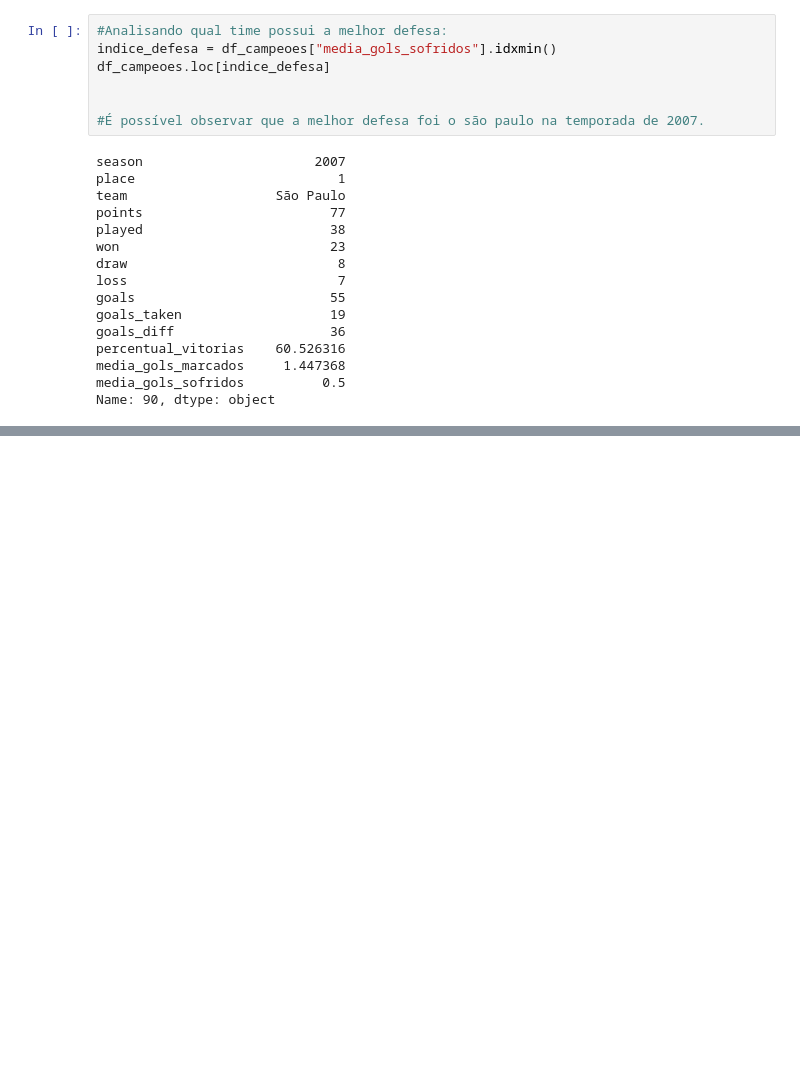
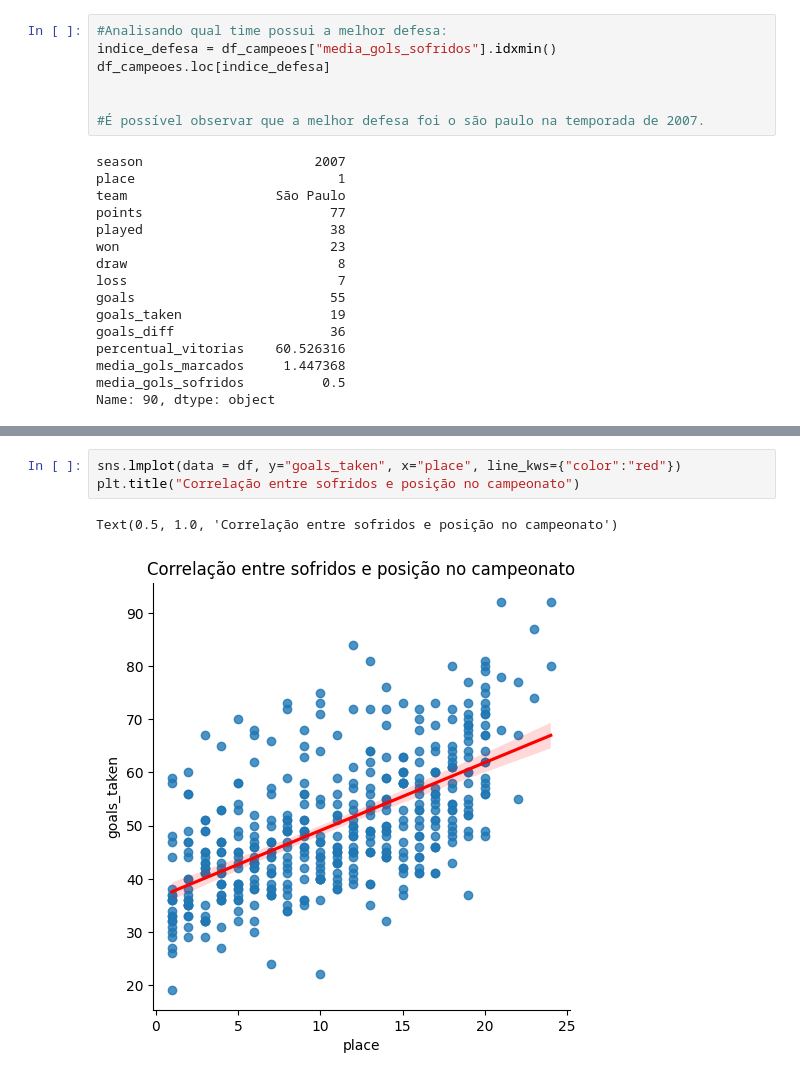
Before and after one commit to diegocosta1612/Brazilian-league-data-analysis, a Jupyter notebook: analise brasileirão.ipynb, the cells around one changed output, grey strips where cells are left out. Saved outputs shown, nothing was run; the diff lists cells and outputs as text; blank space fills up the shorter version.

```diff
--- a/analise brasileirão.ipynb
+++ b/analise brasileirão.ipynb
@@ -179,0 +186,6 @@ Name: 90, dtype: object
+# %%
+sns.lmplot(data = df, y="goals_taken", x="place", line_kws={"color":"red"})
+plt.title("Correlação entre sofridos e posição no campeonato")
+# %% [output]
+Text(0.5, 1.0, 'Correlação entre sofridos e posição no campeonato')
+[figure, added]
```
Also changed, not shown: parts of 4 cells of this notebook.
